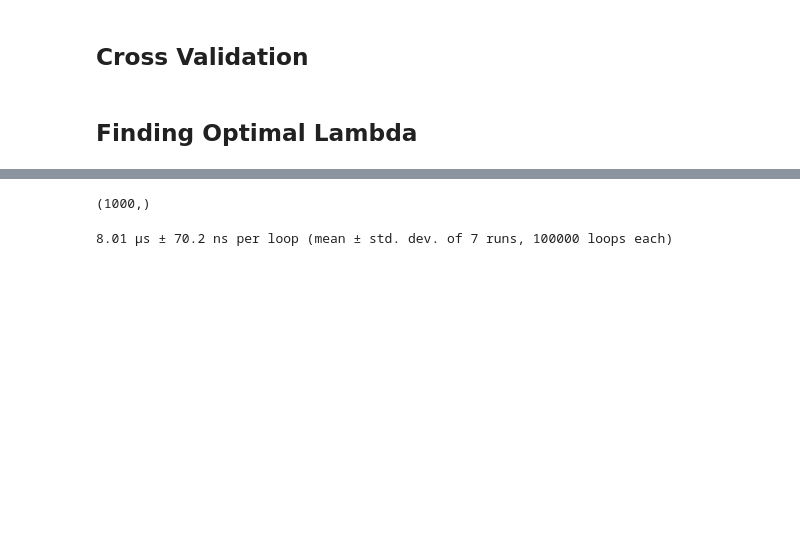
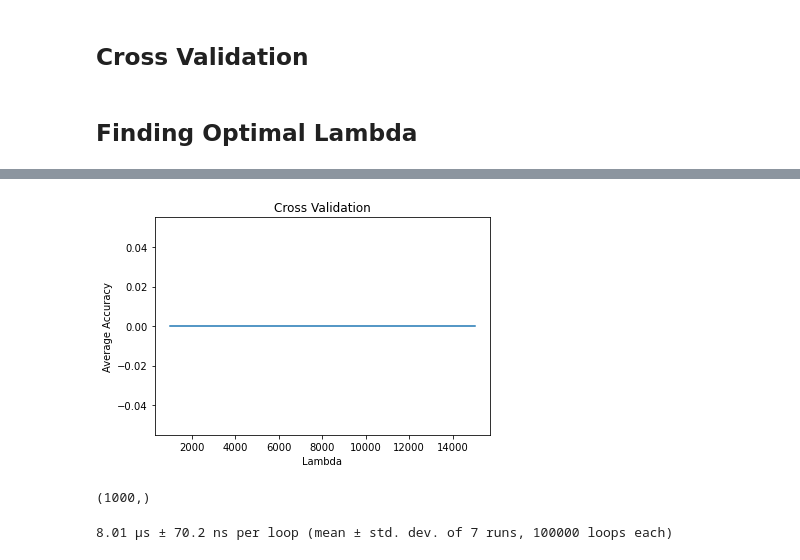
Before and after one commit to Kottoz/CS480-680_introduction_to_MachineLearning, a Jupyter notebook: Assignment2/code/AssignmentTwo.ipynb, the cells around one changed output, grey strips where cells are left out. Cells and saved outputs as stored; diff of their text form; code cells hidden in the pictures; blank space fills up the shorter version.

```diff
--- a/Assignment2/code/AssignmentTwo.ipynb
+++ b/Assignment2/code/AssignmentTwo.ipynb
@@ -21,11 +21,15 @@ import time
 # %%
 #Data fetcher
 class DataFetcher:
-    def __init__(self, directory, X_name, Y_name, SUBSETS):
+    """
+    DataFetcher: Grabs all csv data as pandas dataframes.
+    """
+    def __init__(self, directory, X_name, Y_name, num_subsets ,SUBSETS = False):
         self.directory = directory
         self.X_name = X_name
         self.Y_name = Y_name
         self.SUBSETS = SUBSETS
+        self.num_subsets = num_subsets
 
     # get training X path
     # return path of the training data
@@ -46,12 +50,12 @@ class DataFetcher:
         # 0 < subset <= 9
         return "./%s/train%s%d.csv" % (self.directory, self.Y_name, (subset_num+1))
 
-    # get all traning X Y
+    # get all traning X Y as list of data frames
     def getAllTrainingXY(self):
         if self.SUBSETS:
             trainingX_dfs = []
             trainingY_dfs = []
-            for i in range(NUM_SUBSETS):
+            for i in range(self.num_subsets):
                 trainingX_dfs.append(pd.read_csv(self._getTrainingXPathSubsets(i), header=None))
                 trainingY_dfs.append(pd.read_csv(self._getTrainingYPathSubsets(i), header=None))
             return trainingX_dfs, trainingY_dfs
@@ -60,7 +64,7 @@ class DataFetcher:
             trainingY_dfs = pd.read_csv(self._getTrainingYPath(), header=None)
 
 
-    # #get test X Y
+    # #get test X Y as list of data frames
     def getAllTestXY(self):
         testX_path = "./%s/test%s.csv" % (self.directory, self.X_name)
         testY_path = "./%s/test%s.csv" % (self.directory, self.Y_name)
@@ -144,7 +190,7 @@ NEGATIVE_LABEL = 5
 LAMBDAS = [1000, 2000, 3000, 4000, 5000, 6000, 7000, 8000, 9000, 10000, 11000, 12000, 13000, 14000, 15000]
 # %%
 #test data
-DF = DataFetcher(DIR_NAME, X_NAME, Y_NAME, SUBSETS)
+DF = DataFetcher(DIR_NAME, X_NAME, Y_NAME, NUM_SUBSETS, True)
 test_X, test_Y = DF.getAllTestXY()
 test_X.head()
 # %% [output]
@@ -364,6 +411,7 @@ class LogisticRegressionModel(Model):
 # %% [markdown]
 ## Cross Validation
 # %%
+import tqdm
 def perform_logreg_CV():
 
     average_accuracies = []
@@ -371,14 +419,14 @@ def perform_logreg_CV():
         # Perform CV
         accuracies = []
         for j in range(NUM_SUBSETS):
-            train_X, train_y, validation_X, validation_y = CVData.get_training_validation_X_y(j)
+            train_X, train_y, validation_X, validation_y = CVData.getTrainingValidationXY(j)
 
             # Create hypothesis
-            model = LogisticRegression(train_X, train_y, POSITIVE_LABEL, NEGATIVE_LABEL, lmbda)
+            model = LogisticRegressionModel(train_X, train_y, POSITIVE_LABEL, NEGATIVE_LABEL, lmbda)
             predicted_validation_y = model.predict_df(validation_X)
 
             # Get accuracy
-            accuracy = get_accuracy(validation_y.values.flatten(), predicted_validation_y.values.flatten())
+            accuracy = getAccuracy(validation_y.values.flatten(), predicted_validation_y.values.flatten())
             accuracies.append(accuracy)
 
         avg_accuracy = np.mean(accuracies)
@@ -418,3 +446,11 @@ Note: you may need to restart the kernel to use updated packages.
+# %%
+plt.plot(LAMBDAS, cv_accuracies)
+plt.xlabel('Lambda')
+plt.ylabel('Average Accuracy')
+plt.title('Cross Validation')
+plt.show()
+# %% [output]
+[figure, added]
 # %%
 training_data_x = train_x.to_numpy()
 weights_random = np.random.rand(training_data_x.shape[1])
```
Also changed, not shown: parts of 8 cells of this notebook, 2 other files.
